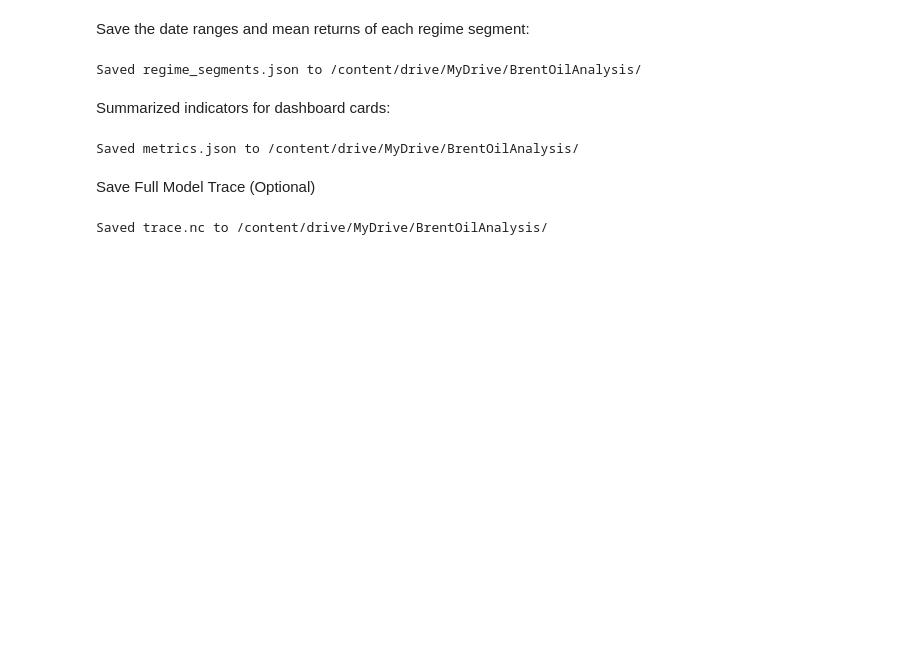
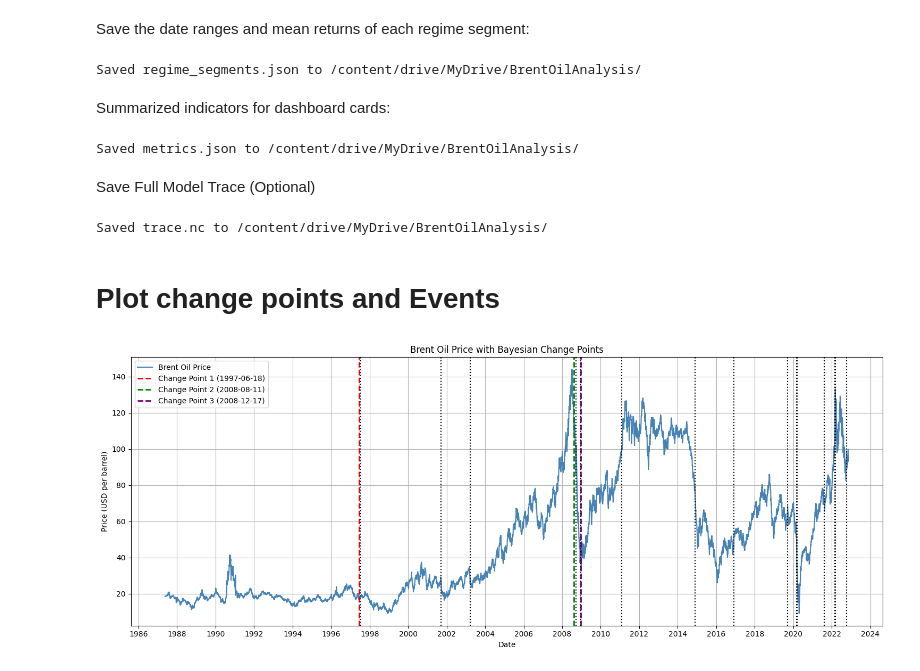
Before and after one commit to 5237-mests/brent-price-change-analysis, a Jupyter notebook: notebooks/Change_Point_Analysis2.ipynb, the cells around one changed output. Drawn from its saved outputs; the diff is of its cells as text; code cells hidden in the pictures; blank space fills up the shorter version.

```diff
--- a/notebooks/Change_Point_Analysis.ipynb
+++ b/notebooks/Change_Point_Analysis2.ipynb
@@ -525,3 +522,37 @@ Saved trace.nc to /content/drive/MyDrive/BrentOilAnalysis/
 # %%
 # load
 # trace = az.from_netcdf("outputs/model_trace.nc")
+# %% [markdown]
+# Plot change points and Events
+# %%
+# Plot change points and Events
+import matplotlib.dates as mdates
+
+# Plot price chart
+plt.figure(figsize=(15, 6))
+plt.plot(df.index, df["Price"], label="Brent Oil Price", color="steelblue")
+
+# Mark change points
+plt.axvline(df.index[tau_1_idx], color="red", linestyle="--", linewidth=2, label=f"Change Point 1 ({df.index[tau_1_idx].date()})")
+plt.axvline(df.index[tau_2_idx], color="green", linestyle="--", linewidth=2, label=f"Change Point 2 ({df.index[tau_2_idx].date()})")
+plt.axvline(df.index[tau_3_idx], color="purple", linestyle="--", linewidth=2, label=f"Change Point 3 ({df.index[tau_3_idx].date()})")
+
+# Mark Events
+for _, event in events_df.iterrows():
+    plt.axvline(event["date"], color="black", linestyle=":")
+
+# Annotate
+plt.title("Brent Oil Price with Bayesian Change Points")
+plt.xlabel("Date")
+plt.ylabel("Price (USD per barrel)")
+plt.grid(True)
+plt.legend()
+plt.tight_layout()
+
+# Optional: improve x-axis formatting
+plt.gca().xaxis.set_major_locator(mdates.YearLocator(base=2))
+plt.gca().xaxis.set_major_formatter(mdates.DateFormatter("%Y"))
+
+plt.show()
+# %% [output]
+[figure, added]
```
Also changed, not shown: parts of 3 cells of this notebook, 4 other files.
